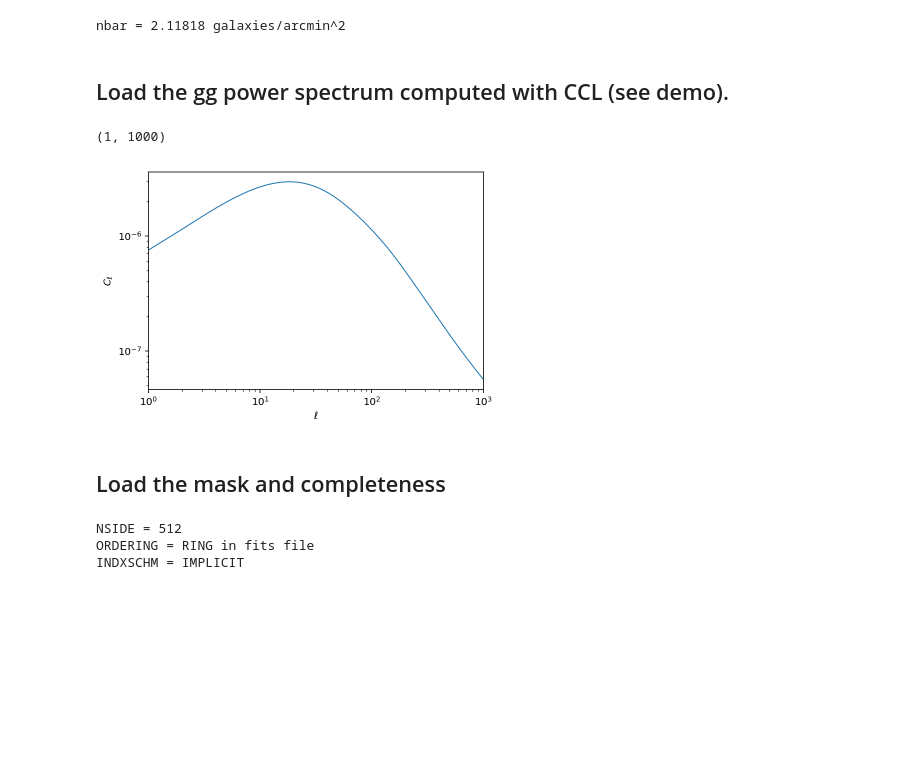
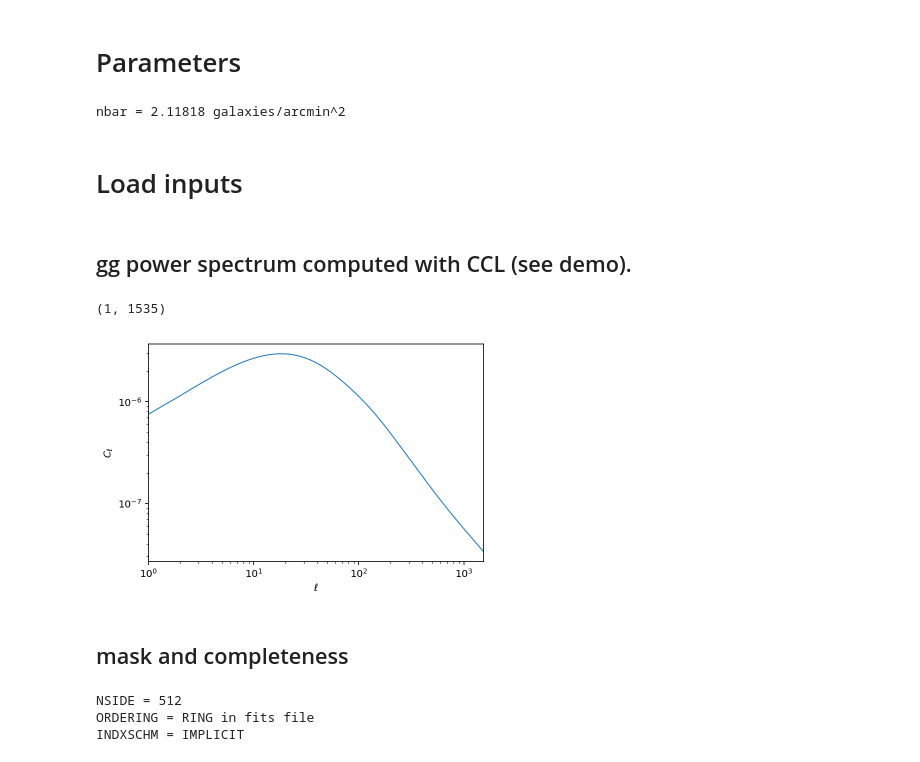
Before and after one commit to ACTCollaboration/xgal, a Jupyter notebook: notebooks/test_deltag_map_and_ggspectrum.ipynb, the cells around one changed output. Saved outputs shown, nothing was run; the diff lists cells and outputs as text; code cells hidden in the pictures; blank space fills up the shorter version.

```diff
--- a/notebooks/test_deltag_map_and_ggspectrum.ipynb
+++ b/notebooks/test_deltag_map_and_ggspectrum.ipynb
@@ -18,32 +22,40 @@ cmap.set_bad('gray')
+# %% [markdown]
+# Parameters
 # %%
 nside = 512
 nbar = 100. # gal per pixel, a lot more than actual DES redmagic
-lmax = 1000
+
+b = nmt.NmtBin(nside, nlb=16)
+ell_b = b.get_effective_ells()
+
+lmax = b.lmax #3*nside - 1 #1000
 nlb = 16
 
 nbar_str = nbar / hp.nside2pixarea(nside, degrees=False)
-print "nbar = %g galaxies/arcmin^2"%(nbar_str*(np.pi/(180*60))**2)
+print ("nbar = %g galaxies/arcmin^2"%(nbar_str*(np.pi/(180*60))**2))
 
 shotnoise = 1. / nbar_str
 
-aposize = 1.0
-apotype = 'C2'
+aposize = 5. * hp.nside2resol(nside, arcmin=True) / 60. #2.0
+apotype = 'C1'
 # %% [output]
 nbar = 2.11818 galaxies/arcmin^2
+# %% [markdown]
+# Load inputs
 # %% [markdown]
-## Load the gg power spectrum computed with CCL (see demo).
+## gg power spectrum computed with CCL (see demo).
 # %%
-ell, cls = np.loadtxt('cls_gg.txt', unpack=True)
+ell, cls_in = np.loadtxt('cls_gg.txt', unpack=True)
 ell = ell[:lmax+1]
-cls = cls[:lmax+1]
+cls_in = cls_in[:lmax+1]
 # %%
-plt.loglog(ell, cls)
+plt.loglog(ell, cls_in)
 plt.xlabel('$\ell$')
 plt.ylabel('$C_\ell$')
 plt.xlim(1,lmax)
 # %% [output]
-(1, 1000)
+(1, 1535)
-[figure, old version]
+[figure, new version]
 # %% [markdown]
-## Load the mask and completeness
+## mask and completeness
 # %%
```
Also changed, not shown: parts of 31 cells of this notebook, 2 other files.
